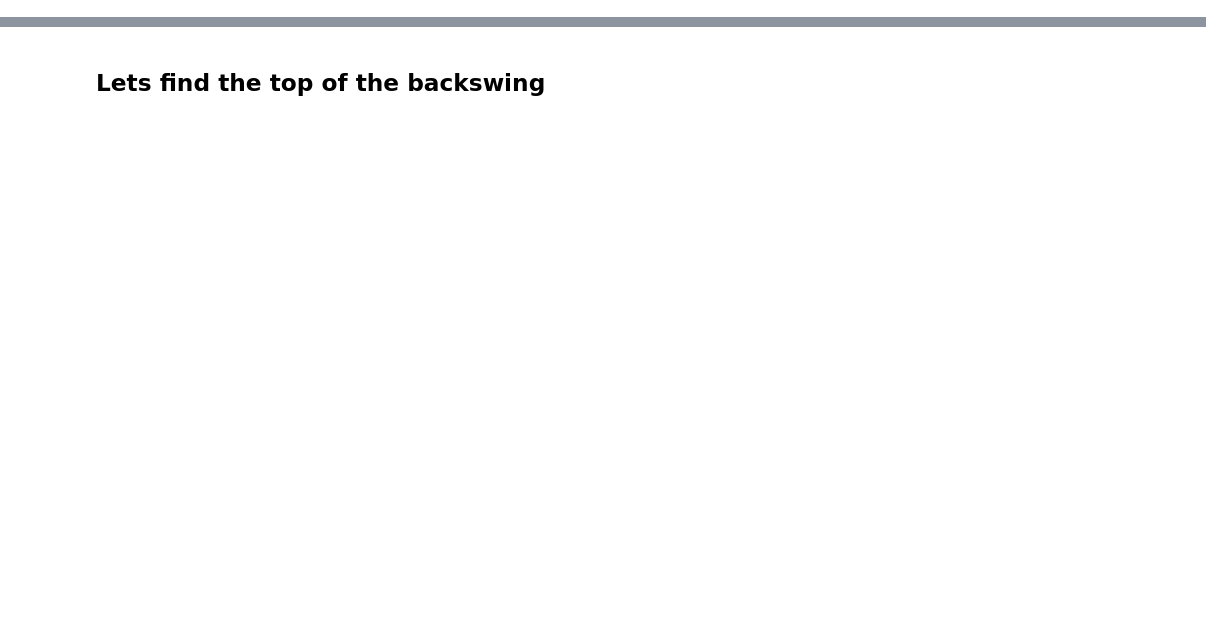
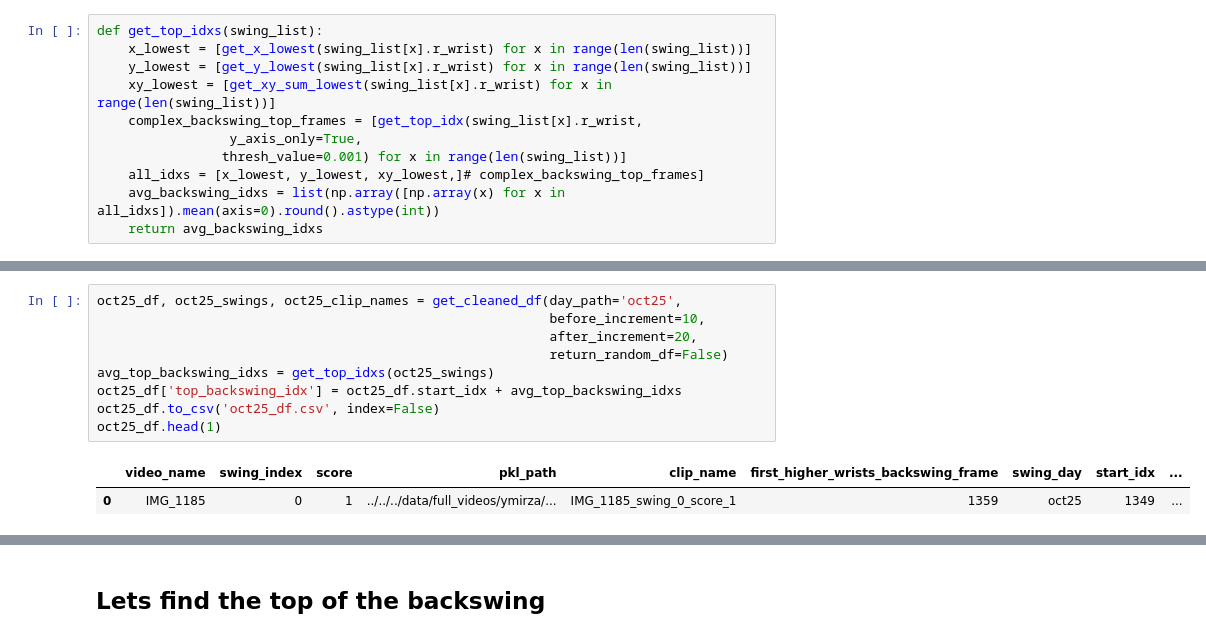
Before and after one commit to azaidi06/eagle-swing, a Jupyter notebook: posts/find_landmarks/index.ipynb, the cells around one changed output, grey strips where cells are left out. Saved outputs shown, nothing was run; the diff lists cells and outputs as text; blank space fills up the shorter version.

```diff
--- a/posts/find_landmarks/index.ipynb
+++ b/posts/find_landmarks/index.ipynb
@@ -130,0 +27,11 @@ plt.style.use('dark_background')
+# %%
+def get_top_idxs(swing_list):
+    x_lowest = [get_x_lowest(swing_list[x].r_wrist) for x in range(len(swing_list))]
+    y_lowest = [get_y_lowest(swing_list[x].r_wrist) for x in range(len(swing_list))]
+    xy_lowest = [get_xy_sum_lowest(swing_list[x].r_wrist) for x in range(len(swing_list))]
+    complex_backswing_top_frames = [get_top_idx(swing_list[x].r_wrist,
+                 y_axis_only=True,
+                thresh_value=0.001) for x in range(len(swing_list))]
+    all_idxs = [x_lowest, y_lowest, xy_lowest,]# complex_backswing_top_frames]
+    avg_backswing_idxs = list(np.array([np.array(x) for x in all_idxs]).mean(axis=0).round().astype(int))
+    return avg_backswing_idxs
@@ -130,0 +47,12 @@ plt.style.use('dark_background')
+# %%
+oct25_df, oct25_swings, oct25_clip_names = get_cleaned_df(day_path='oct25',
+                                                          before_increment=10,
+                                                          after_increment=20,
+                                                          return_random_df=False)
+avg_top_backswing_idxs = get_top_idxs(oct25_swings)
+oct25_df['top_backswing_idx'] = oct25_df.start_idx + avg_top_backswing_idxs
+oct25_df.to_csv('oct25_df.csv', index=False)
+oct25_df.head(1)
+# %% [output]
+|  | video_name | swing_index | score | pkl_path | clip_name | first_higher_wrists_backswing_frame | swing_day | start_idx | ... |
+| 0 | IMG_1185 | 0 | 1 | ../../../data/full_videos/ymirza/... | IMG_1185_swing_0_score_1 | 1359 | oct25 | 1349 | ... |
```
Also changed, not shown: parts of 43 cells of this notebook, 7 other files.
